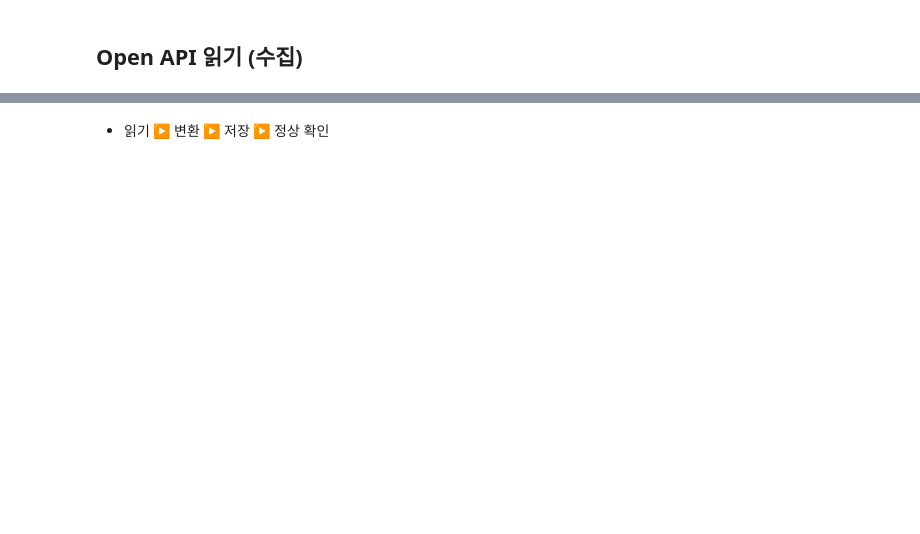
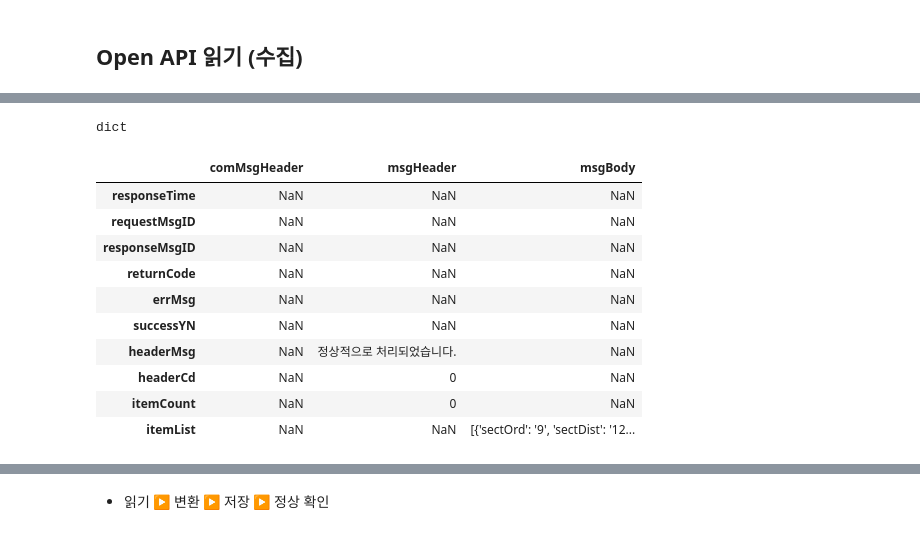
Before and after one commit to trex99/DAVI, a Jupyter notebook: 5주차_Lecture_Code.ipynb, the cells around one changed output, grey strips where cells are left out. Saved outputs shown, nothing was run; the diff lists cells and outputs as text; code cells hidden in the pictures; blank space fills up the shorter version.

```diff
--- a/5주차_Lecture_Code.ipynb
+++ b/5주차_Lecture_Code.ipynb
@@ -24,0 +117,10 @@
+# %%
+import requests
+
+url = 'http://ws.bus.go.kr/api/rest/buspos/getBusPosByRouteSt'
+sKey = 'iLVYYXdgvRo8Bd75lKkHalEghGwRl39NN+QUXyvgcrV8Ce+KAgEI1hbxIuhiRaMdkKXPdtTnfUTtsloMZyVA3A=='
+params ={'serviceKey' : sKey, 'busRouteId' : '100100118', 'startOrd' : '1', 'endOrd' : '10', 'resultType': 'json' }
+
+response = requests.get(url, params=params)
+data = response.content.decode('utf-8')
+print(type(data), data)
@@ -24,0 +129,3 @@
+# %%
+data = json.loads(data)
+data
@@ -24,0 +150,18 @@
+# %%
+type(data)
+# %% [output]
+dict
+# %%
+pd.DataFrame(data)
+# %% [output]
+|  | comMsgHeader | msgHeader | msgBody |
+| responseTime | NaN | NaN | NaN |
+| requestMsgID | NaN | NaN | NaN |
+| responseMsgID | NaN | NaN | NaN |
+| returnCode | NaN | NaN | NaN |
+| errMsg | NaN | NaN | NaN |
+| successYN | NaN | NaN | NaN |
+| headerMsg | NaN | 정상적으로 처리되었습니다. | NaN |
+| headerCd | NaN | 0 | NaN |
+| itemCount | NaN | 0 | NaN |
+| itemList | NaN | NaN | [{'sectOrd': '9', 'sectDist': '12... |
```
Also changed, not shown: parts of 19 cells of this notebook.
